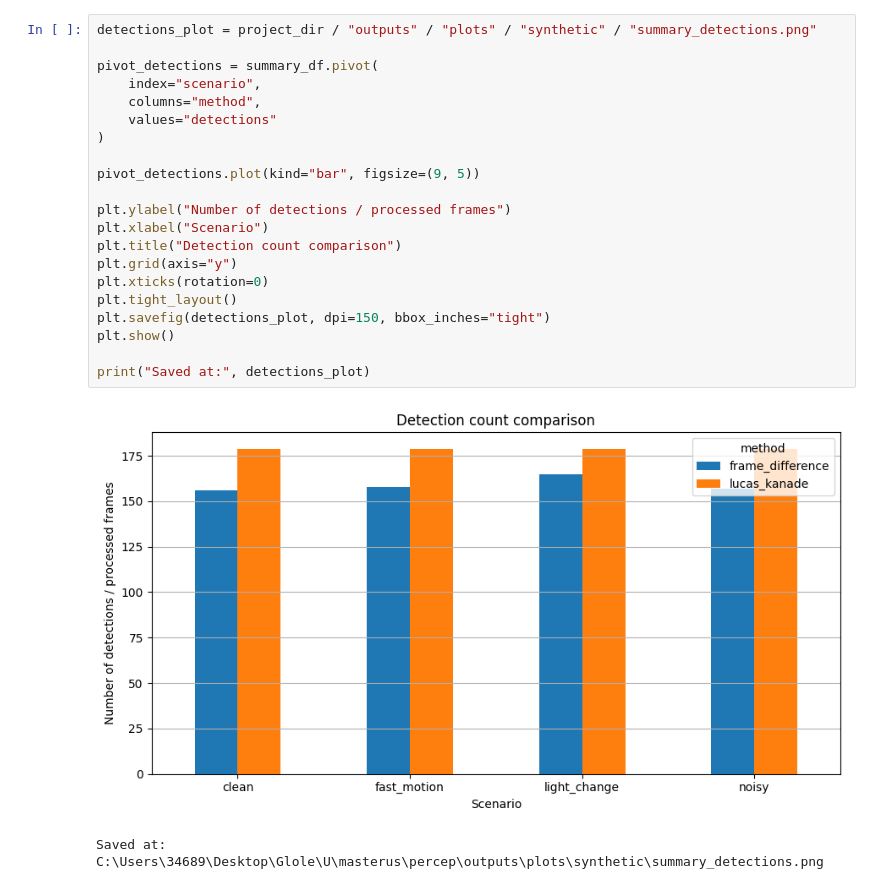
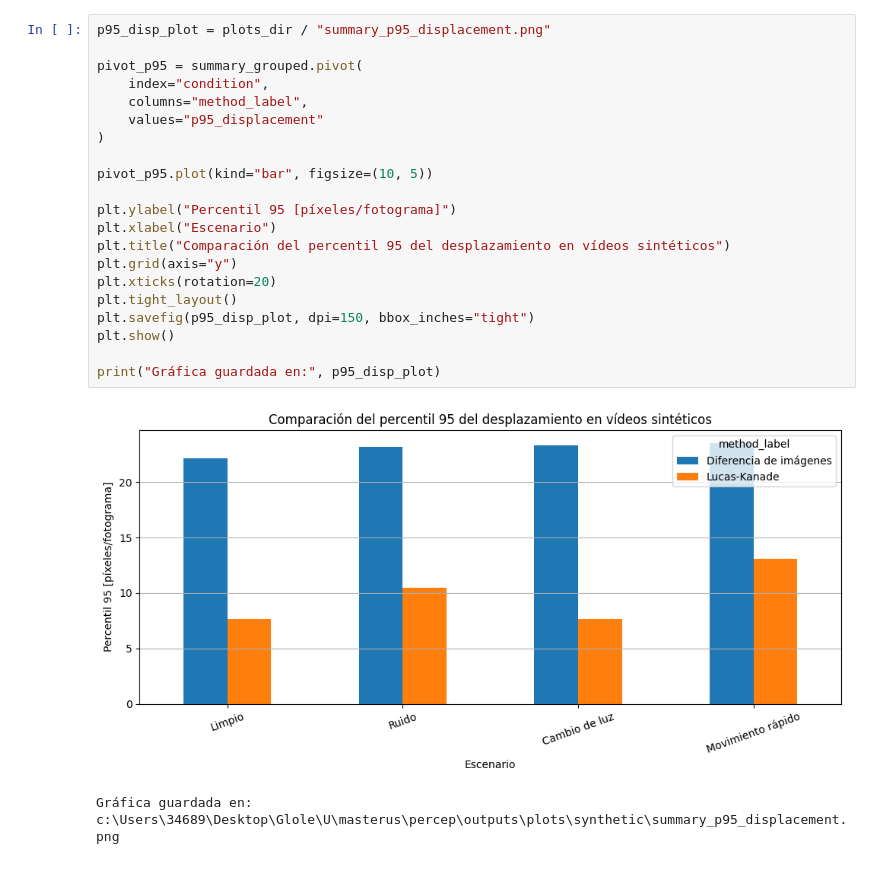
Before and after one commit to gloleon7/perception-motion-tracking-project, a Jupyter notebook: notebooks/04_analyze_synthetic_results.ipynb, the cells around one changed output. Drawn from its saved outputs; the diff is of its cells as text.

```diff
--- a/notebooks/04_analyze_synthetic_results.ipynb
+++ b/notebooks/04_analyze_synthetic_results.ipynb
@@ -134,25 +198,25 @@ Saved at: C:\Users\34689\Desktop\Glole\U\masterus\percep\outputs\plots\synthetic
 # %%
-detections_plot = project_dir / "outputs" / "plots" / "synthetic" / "summary_detections.png"
+p95_disp_plot = plots_dir / "summary_p95_displacement.png"
 
-pivot_detections = summary_df.pivot(
-    index="scenario",
-    columns="method",
-    values="detections"
+pivot_p95 = summary_grouped.pivot(
+    index="condition",
+    columns="method_label",
+    values="p95_displacement"
 )
 
-pivot_detections.plot(kind="bar", figsize=(9, 5))
+pivot_p95.plot(kind="bar", figsize=(10, 5))
 
-plt.ylabel("Number of detections / processed frames")
-plt.xlabel("Scenario")
-plt.title("Detection count comparison")
+plt.ylabel("Percentil 95 [píxeles/fotograma]")
+plt.xlabel("Escenario")
+plt.title("Comparación del percentil 95 del desplazamiento en vídeos sintéticos")
 plt.grid(axis="y")
-plt.xticks(rotation=0)
+plt.xticks(rotation=20)
 plt.tight_layout()
-plt.savefig(detections_plot, dpi=150, bbox_inches="tight")
+plt.savefig(p95_disp_plot, dpi=150, bbox_inches="tight")
 plt.show()
 
-print("Saved at:", detections_plot)
+print("Gráfica guardada en:", p95_disp_plot)
 # %% [output]
-[figure, old version]
+[figure, new version]
-Saved at: C:\Users\34689\Desktop\Glole\U\masterus\percep\outputs\plots\synthetic\summary_detections.png
+Gráfica guardada en: c:\Users\34689\Desktop\Glole\U\masterus\percep\outputs\plots\synthetic\summary_p95_displacement.png
 # %%
```
Also changed, not shown: parts of 11 cells of this notebook, 9 other files.
